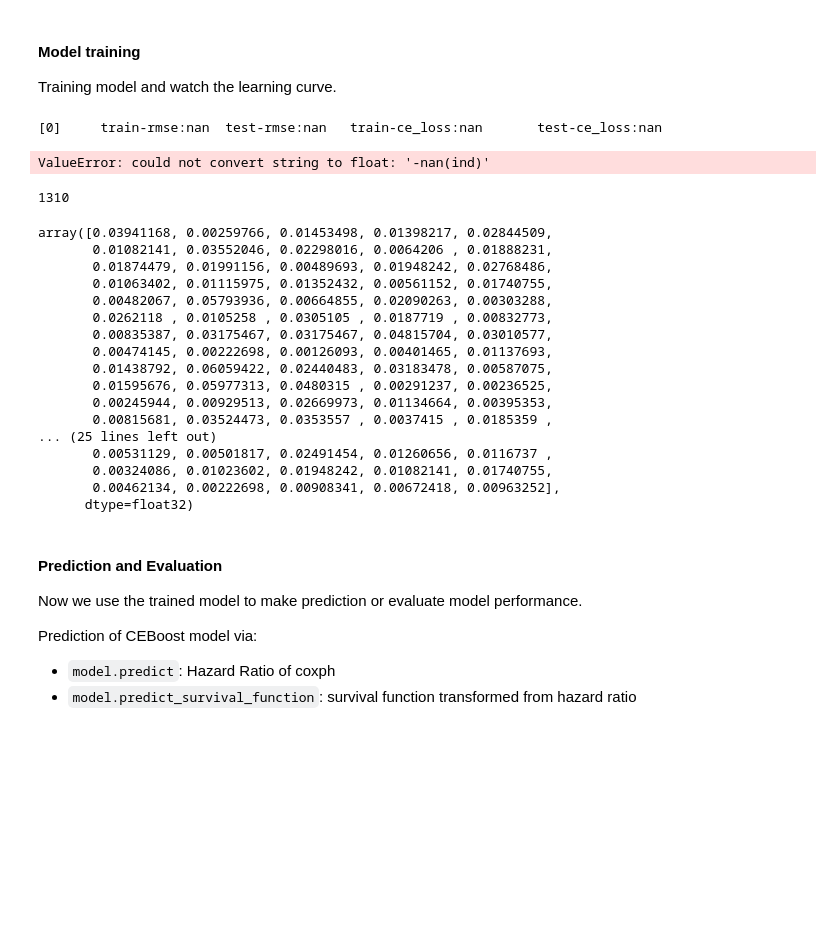
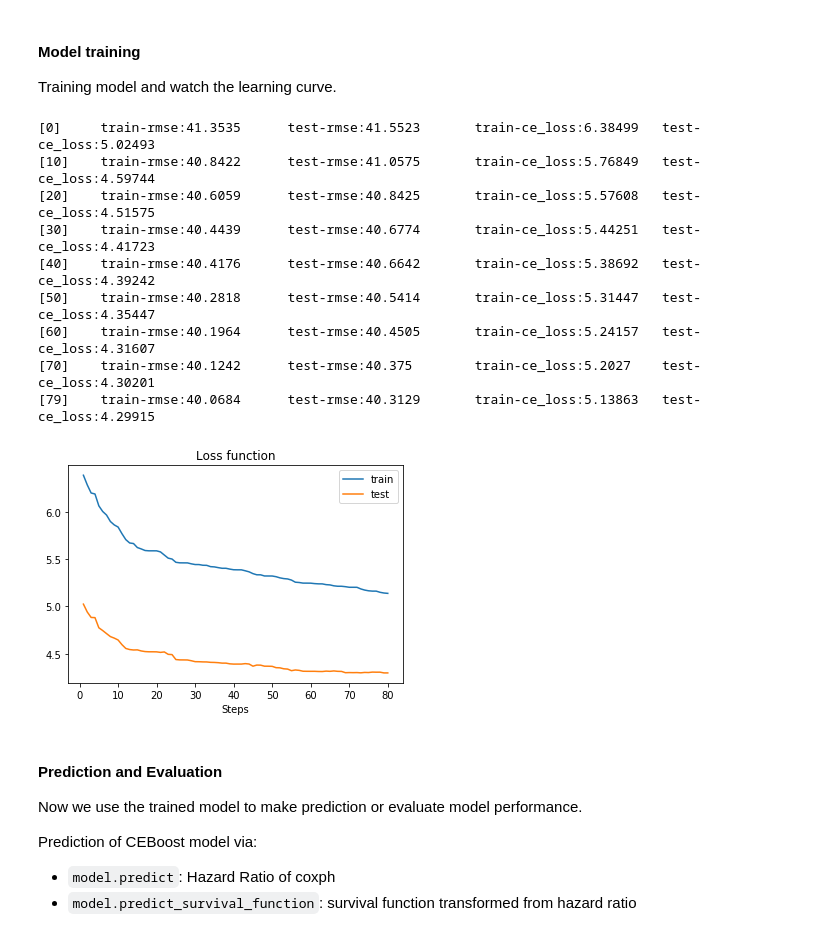
Before and after one commit to liupei101/libsurv, a Jupyter notebook: examples/Model_CEBoost.ipynb, the cells around one changed output. Cells and saved outputs as stored; diff of their text form; code cells hidden in the pictures; blank space fills up the shorter version.

```diff
--- a/examples/Model_CEBoost.ipynb
+++ b/examples/Model_CEBoost.ipynb
@@ -117,38 +117,22 @@ Training model and watch the learning curve.
 # %%
 eval_result = model.train(
     surv_train,
-    num_rounds=30,
+    num_rounds=80,
     skip_rounds=10,
     evals=[(surv_train, 'train'), (surv_test, 'test')],
     plot=True
 )
 # %% [output]
-[0]     train-rmse:nan  test-rmse:nan   train-ce_loss:nan       test-ce_loss:nan
+[0]     train-rmse:41.3535      test-rmse:41.5523       train-ce_loss:6.38499   test-ce_loss:5.02493
+[10]    train-rmse:40.8422      test-rmse:41.0575       train-ce_loss:5.76849   test-ce_loss:4.59744
+[20]    train-rmse:40.6059      test-rmse:40.8425       train-ce_loss:5.57608   test-ce_loss:4.51575
+[30]    train-rmse:40.4439      test-rmse:40.6774       train-ce_loss:5.44251   test-ce_loss:4.41723
+[40]    train-rmse:40.4176      test-rmse:40.6642       train-ce_loss:5.38692   test-ce_loss:4.39242
+[50]    train-rmse:40.2818      test-rmse:40.5414       train-ce_loss:5.31447   test-ce_loss:4.35447
+[60]    train-rmse:40.1964      test-rmse:40.4505       train-ce_loss:5.24157   test-ce_loss:4.31607
+[70]    train-rmse:40.1242      test-rmse:40.375        train-ce_loss:5.2027    test-ce_loss:4.30201
+[79]    train-rmse:40.0684      test-rmse:40.3129       train-ce_loss:5.13863   test-ce_loss:4.29915
-ValueError: could not convert string to float: '-nan(ind)'
+[figure, added]
-# %%
-len(model.HR)
-# %% [output]
-1310
-# %%
-model.HR[:200]
-# %% [output]
-array([0.03941168, 0.00259766, 0.01453498, 0.01398217, 0.02844509,
-       0.01082141, 0.03552046, 0.02298016, 0.0064206 , 0.01888231,
-       0.01874479, 0.01991156, 0.00489693, 0.01948242, 0.02768486,
-       0.01063402, 0.01115975, 0.01352432, 0.00561152, 0.01740755,
-       0.00482067, 0.05793936, 0.00664855, 0.02090263, 0.00303288,
-       0.0262118 , 0.0105258 , 0.0305105 , 0.0187719 , 0.00832773,
-       0.00835387, 0.03175467, 0.03175467, 0.04815704, 0.03010577,
-       0.00474145, 0.00222698, 0.00126093, 0.00401465, 0.01137693,
-       0.01438792, 0.06059422, 0.02440483, 0.03183478, 0.00587075,
-       0.01595676, 0.05977313, 0.0480315 , 0.00291237, 0.00236525,
-       0.00245944, 0.00929513, 0.02669973, 0.01134664, 0.00395353,
-       0.00815681, 0.03524473, 0.0353557 , 0.0037415 , 0.0185359 ,
-... (25 lines left out)
-       0.00531129, 0.00501817, 0.02491454, 0.01260656, 0.0116737 ,
-       0.00324086, 0.01023602, 0.01948242, 0.01082141, 0.01740755,
-       0.00462134, 0.00222698, 0.00908341, 0.00672418, 0.00963252],
-      dtype=float32)
 # %% [markdown]
 #### Prediction and Evaluation
 
```
Also changed, not shown: parts of 4 cells of this notebook, 2 other files.
